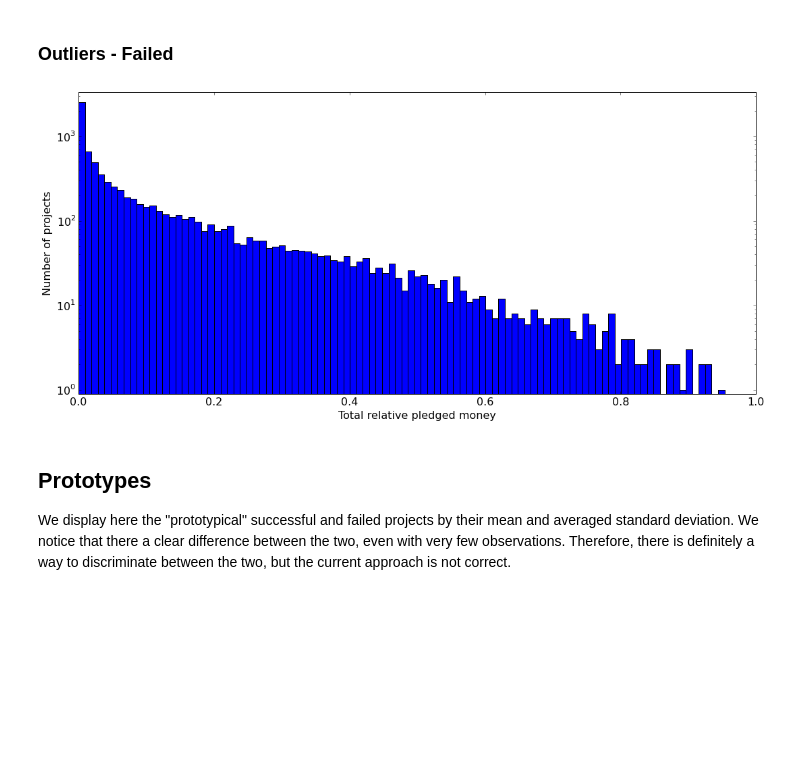
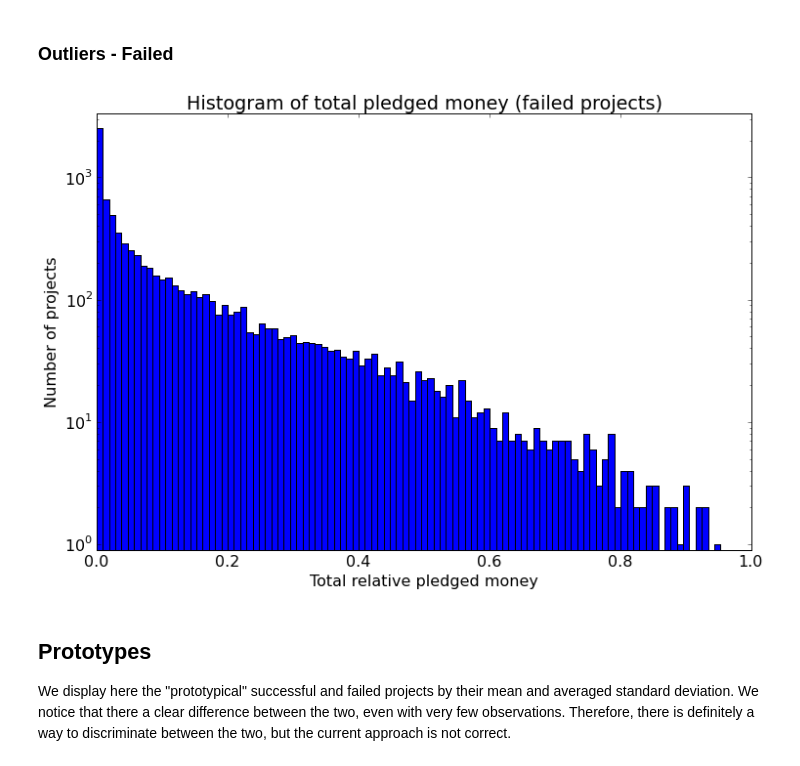
Before and after one commit to vicow/gaussian-process, a Jupyter notebook: notebooks/sidekick-1-eda.ipynb, the cells around one changed output. Cells and saved outputs as stored; diff of their text form; code cells hidden in the pictures; blank space fills up the shorter version.

```diff
--- a/notebooks/sidekick-1-eda.ipynb
+++ b/notebooks/sidekick-1-eda.ipynb
@@ -30,7 +30,7 @@ def extract_jumps_and_times(project):
     jumps = filter(lambda j: j != 0, jumps)
     return jumps, times
 
-def show_histogram(y, x_label, y_label, x_scale='linear', y_scale='linear', bins=100, width=0.7):
+def show_histogram(y, x_label, y_label, title="", x_scale='linear', y_scale='linear', bins=100, width=0.7, file_name=None):
     hist, bins = np.histogram(y, bins=bins)
     w = width * (bins[1] - bins[0])
     center = (bins[:-1] + bins[1:]) / 2
@@ -43,6 +43,9 @@ def show_histogram(y, x_label, y_label, x_scale='linear', y_scale='linear', bins
     ax.set_xscale(x_scale)
     ax.set_ylabel(y_label)
     ax.set_xlabel(x_label)
+    ax.set_title(title)
+    if file_name:
+        plt.savefig(file_name)
     plt.show()
     return hist, bins
 
@@ -71,8 +82,8 @@ Data loaded.
 ## Project
 Display an arbitrary or randomly selected project.
 # %%
-project = sk.choose_n_projects(n=1)[0]
+project = sk.choose_n_projects(n=100)[22]
 #project = sk['14035777']
-project.plot()
+project.plot(file_name="trajectory_successful.pdf")
 print(project)
 # %% [output]
@@ -211,14 +228,16 @@ print(len(sorted([g for g in goal_successful if g > 38.5])))
 # %%
 goal_failed = [project.money[-1] for project in sk if not project.successful]
 hist, bins = show_histogram(goal_failed,
+                            title="Histogram of total pledged money (failed projects)",
                             x_label='Total relative pledged money',
                             y_label='Number of projects',
                             x_scale='linear',
                             y_scale='log',
                             bins=100,
-                            width=1)
+                            width=1,
+                            file_name="histogram_failed_total_money.pdf")
 # %% [output]
-[figure, old version]
+[figure, new version]
 # %% [markdown]
 ## Prototypes
 We display here the "prototypical" successful and failed projects by their mean and averaged standard deviation. We notice that there a clear difference between the two, even with very few observations. Therefore, there is definitely a way to discriminate between the two, but the current approach is not correct.
```
Also changed, not shown: parts of 10 cells of this notebook, 6 other files.
